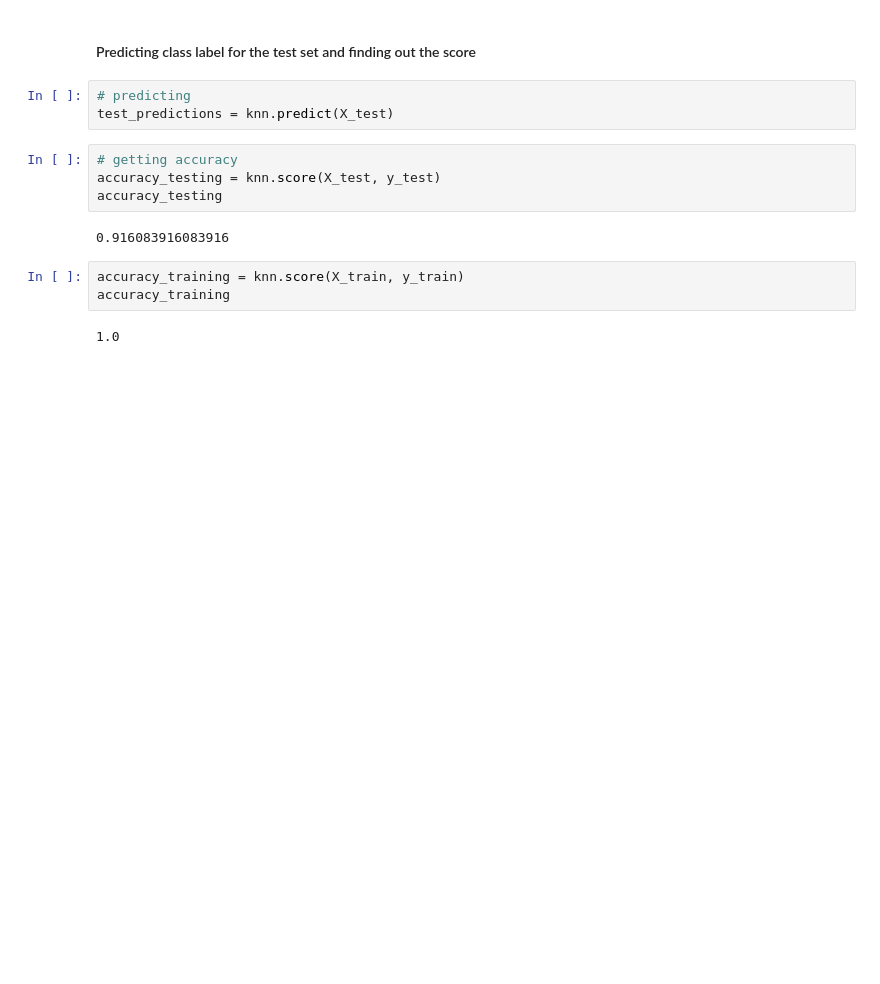
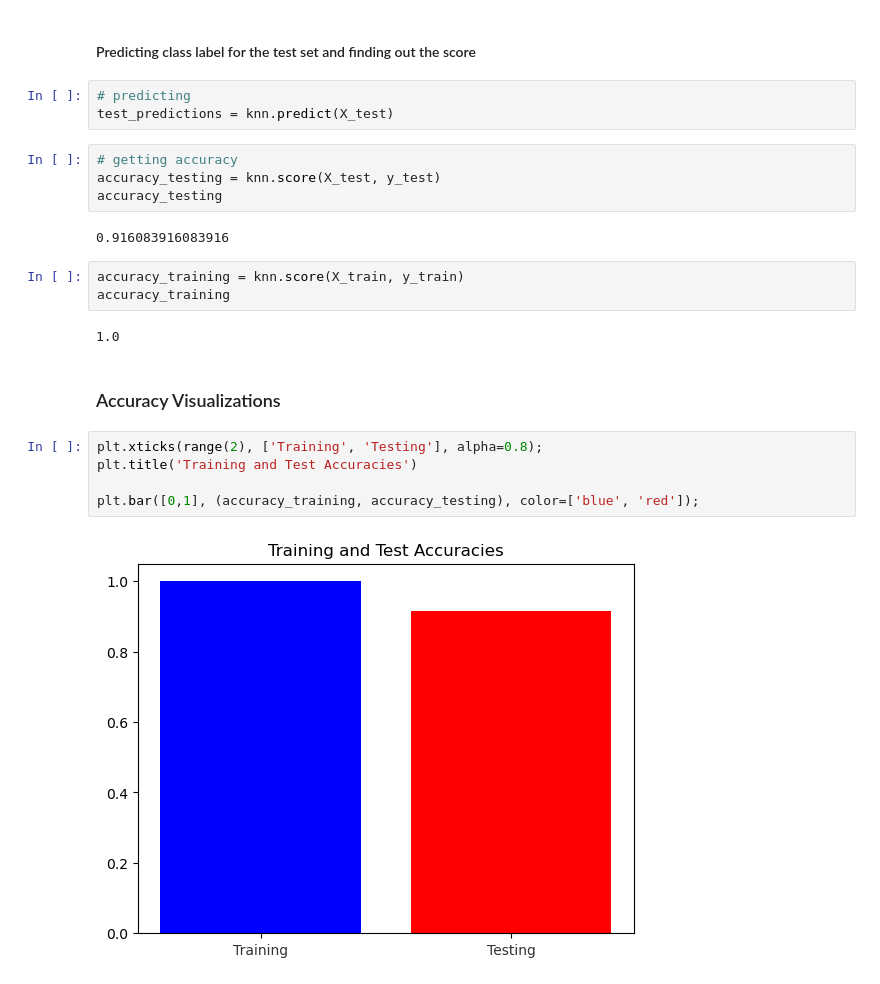
Before and after one commit to python-wizard/machine_learning_python, a Jupyter notebook: week_1.ipynb, the cells around one changed output. Saved outputs shown, nothing was run; the diff lists cells and outputs as text; blank space fills up the shorter version.

Commit message:
added week1: bar plot showing accuracy of trainig vs testing data and training vs testing with respect to label

```diff
--- a/week_1.ipynb
+++ b/week_1.ipynb
@@ -140,3 +142,12 @@ accuracy_training = knn.score(X_train, y_train)
 accuracy_training
 # %% [output]
 1.0
+# %% [markdown]
+### Accuracy Visualizations
+# %%
+plt.xticks(range(2), ['Training', 'Testing'], alpha=0.8);
+plt.title('Training and Test Accuracies')
+
+plt.bar([0,1], (accuracy_training, accuracy_testing), color=['blue', 'red']);
+# %% [output]
+[figure, added]
```
Also changed, not shown: parts of 6 cells of this notebook.
